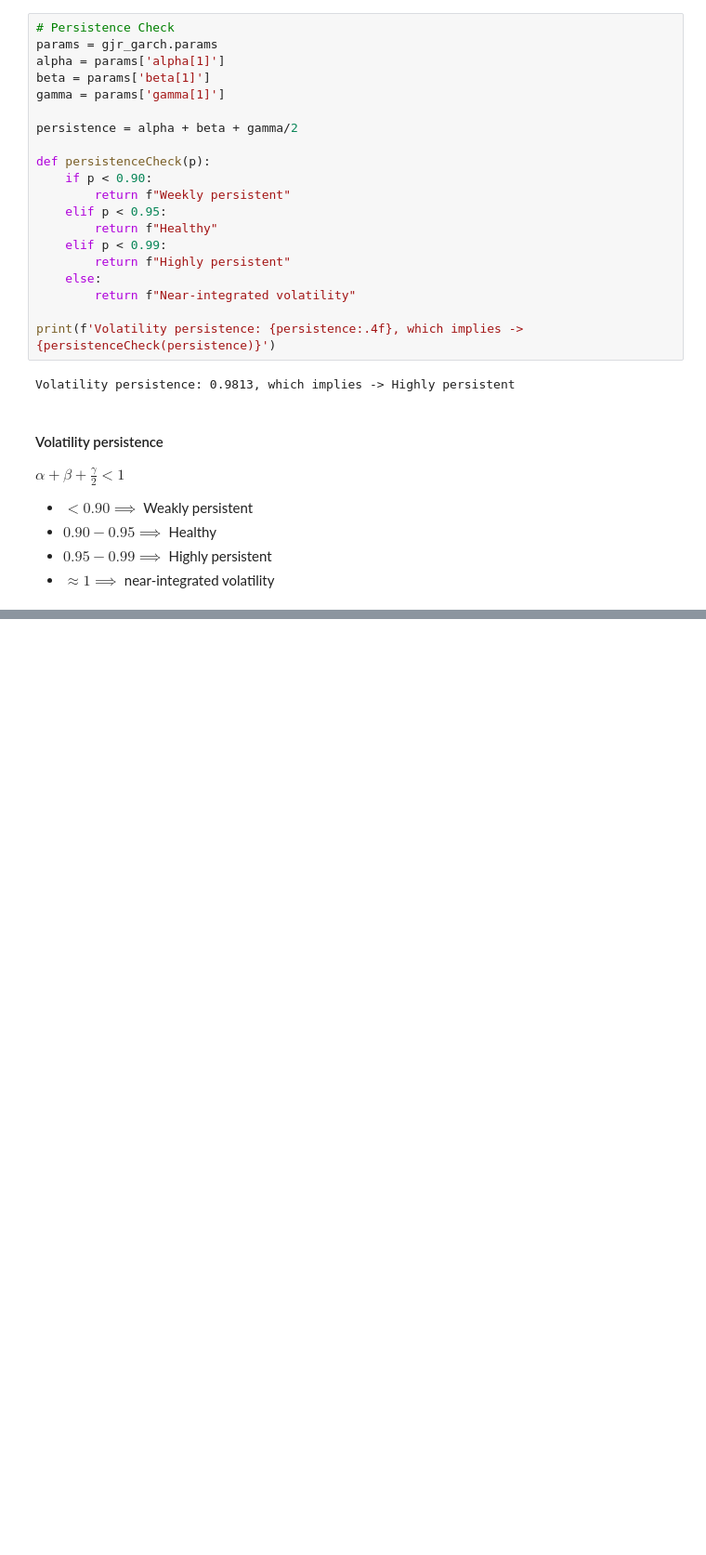
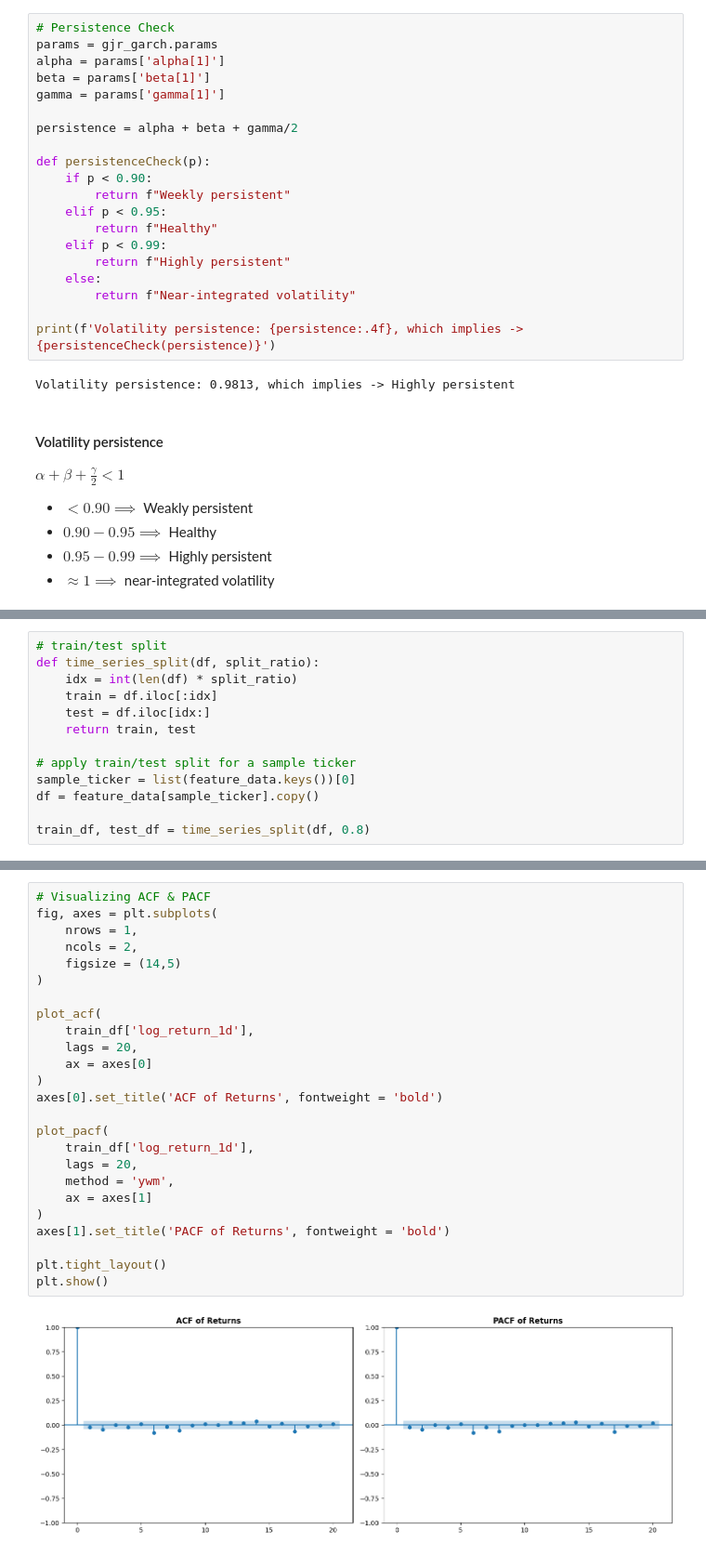
Before and after one commit to gorkemyencak/stock-volatility-time-series-analysis, a Jupyter notebook: main.ipynb, the cells around one changed output, grey strips where cells are left out. Shown at 93% size. Saved outputs shown, nothing was run; the diff lists cells and outputs as text; blank space fills up the shorter version.

Commit message:
time-series forecasting on return

```diff
--- a/main.ipynb
+++ b/main.ipynb
@@ -1155,0 +1166,13 @@ $\alpha + \beta + \frac{\gamma}{2} < 1$
+# %%
+# train/test split
+def time_series_split(df, split_ratio):
+    idx = int(len(df) * split_ratio)
+    train = df.iloc[:idx]
+    test = df.iloc[idx:]
+    return train, test
+
+# apply train/test split for a sample ticker
+sample_ticker = list(feature_data.keys())[0]
+df = feature_data[sample_ticker].copy()
+
+train_df, test_df = time_series_split(df, 0.8)
@@ -1155,0 +1196,27 @@ $\alpha + \beta + \frac{\gamma}{2} < 1$
+# %%
+# Visualizing ACF & PACF
+fig, axes = plt.subplots(
+    nrows = 1,
+    ncols = 2,
+    figsize = (14,5)
+)
+
+plot_acf(
+    train_df['log_return_1d'],
+    lags = 20,
+    ax = axes[0]
+)
+axes[0].set_title('ACF of Returns', fontweight = 'bold')
+
+plot_pacf(
+    train_df['log_return_1d'],
+    lags = 20,
+    method = 'ywm',
+    ax = axes[1]
+)
+axes[1].set_title('PACF of Returns', fontweight = 'bold')
+
+plt.tight_layout()
+plt.show()
+# %% [output]
+[figure, added]
```
Also changed, not shown: parts of 14 cells of this notebook.
